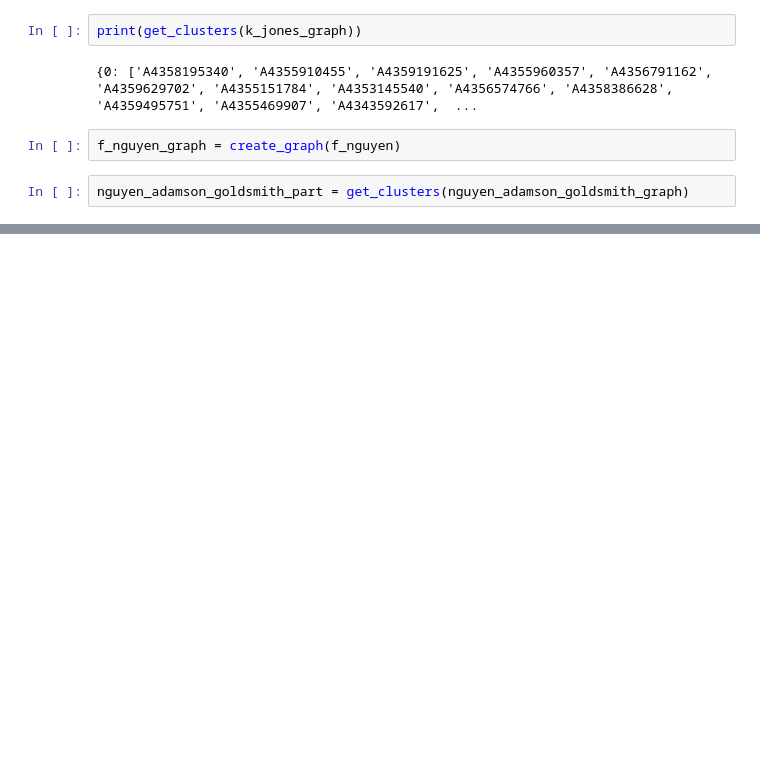
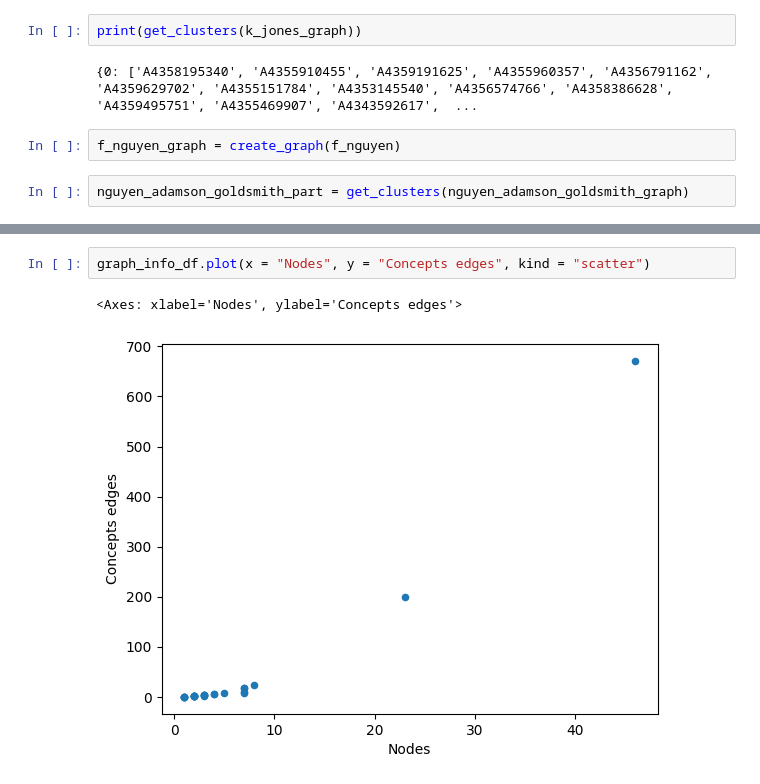
Before and after one commit to zhizhen-kyle-luo/clustering-algorithms, a Jupyter notebook: open_alex_data/clustering_via_leiden.ipynb, the cells around one changed output, grey strips where cells are left out. Cells and saved outputs as stored; diff of their text form; blank space fills up the shorter version.

```diff
--- a/open_alex_data/clustering_via_leiden.ipynb
+++ b/open_alex_data/clustering_via_leiden.ipynb
@@ -303,0 +615,5 @@ find_best_weight([f_nguyen, j_adamson, m_goldsmith], nguyen_adamson_goldsmith_gr
+# %%
+graph_info_df.plot(x = "Nodes", y = "Concepts edges", kind = "scatter")
+# %% [output]
+<Axes: xlabel='Nodes', ylabel='Concepts edges'>
+[figure, added]
```
Also changed, not shown: parts of 87 cells of this notebook, 2 other files.
